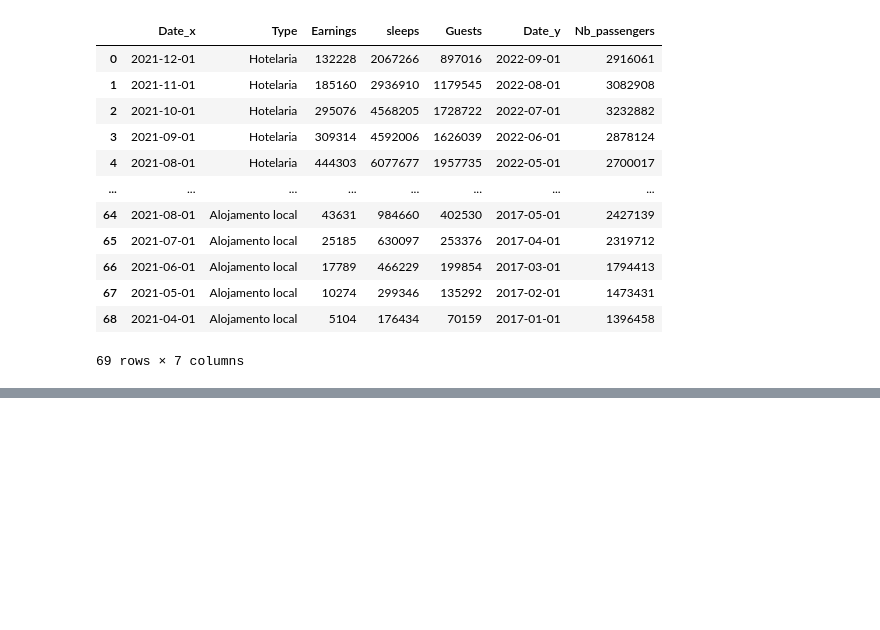
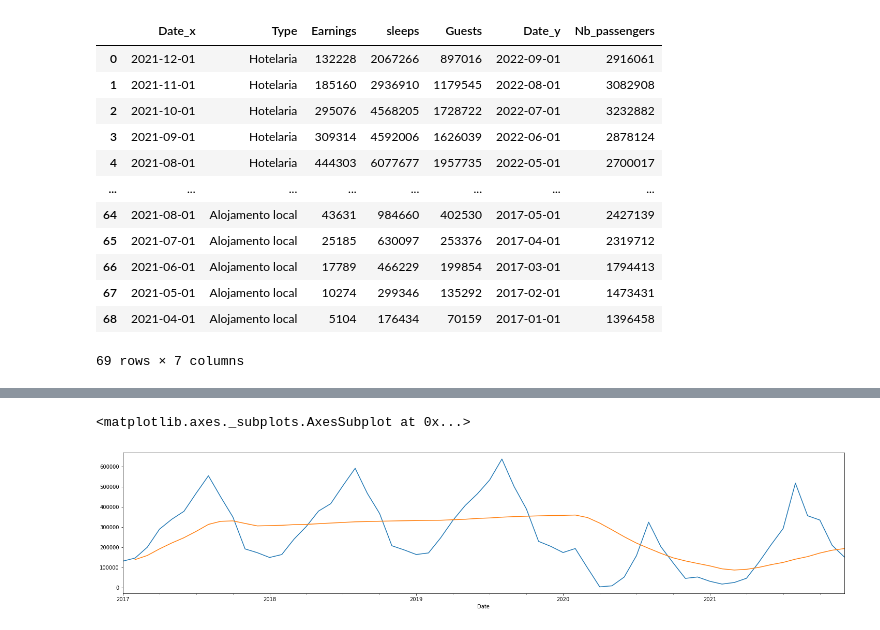
Before and after one commit to LuisaPolicarpo/Project5, a Jupyter notebook: Time_series_s_e_g.ipynb, the cells around one changed output, grey strips where cells are left out. Saved outputs shown, nothing was run; the diff lists cells and outputs as text; code cells hidden in the pictures; blank space fills up the shorter version.

```diff
--- a/Time_series_s_e_g.ipynb
+++ b/Time_series_s_e_g.ipynb
@@ -536,0 +542,4 @@ df_final
+# %%
+df_final_date = df_final.set_index('Date')
+# %%
+df_final2 = df_final_date.groupby(['Date']).agg({'Earnings':'sum', 'sleeps':'sum', 'Guests':'sum'})
@@ -536,0 +599,6 @@ df_final
+# %%
+df_final2  ['Earnings'].plot(figsize = (25,5))
+df_final2  ['Earnings'].rolling(12, min_periods = 2).mean().plot(figsize = (25,5))
+# %% [output]
+<matplotlib.axes._subplots.AxesSubplot at 0x...>
+[figure, added]
```
Also changed, not shown: parts of 18 cells of this notebook.
